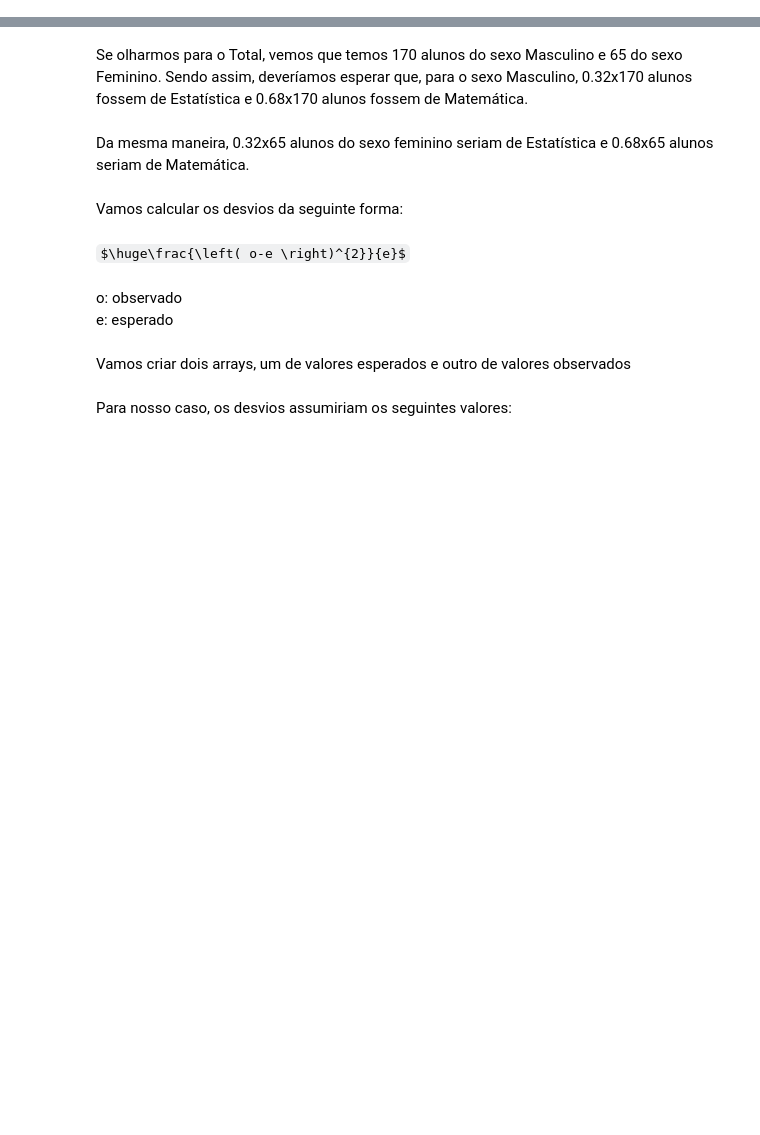
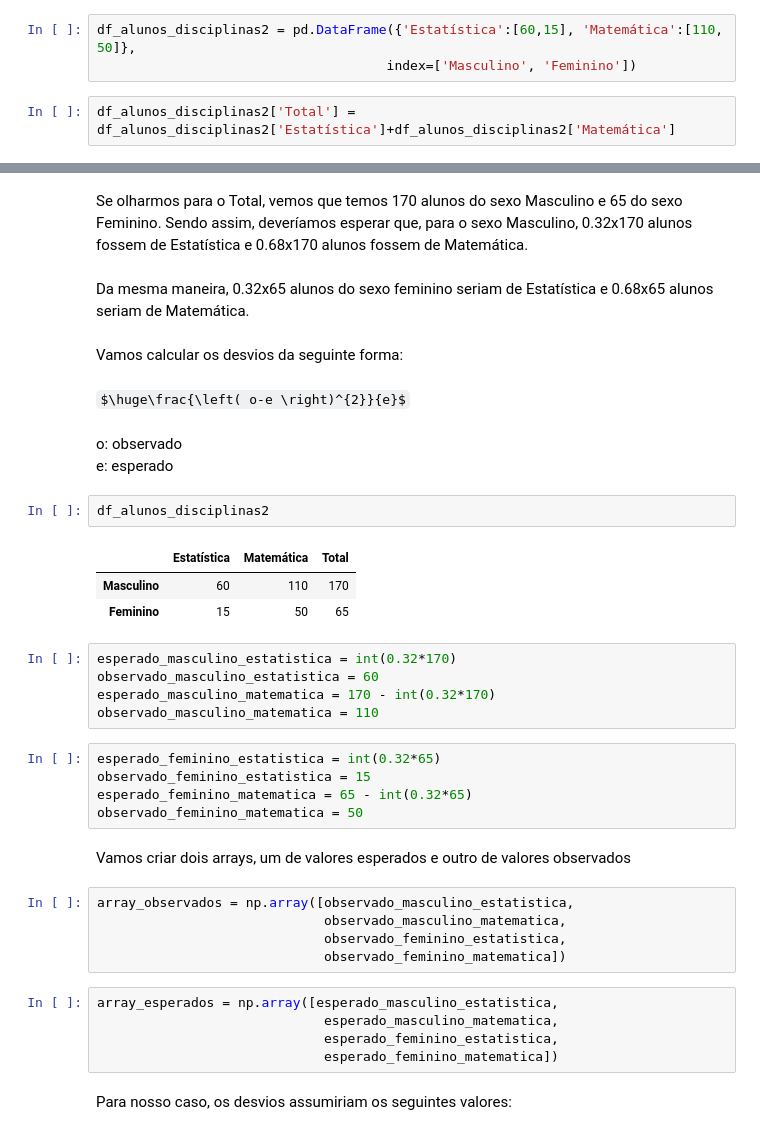
Before and after one commit to brondevitor/Python_Jorney, a Jupyter notebook: Statistics/Estatística Descritiva (Parte I).ipynb, the cells around one changed output, grey strips where cells are left out. Cells and saved outputs as stored; diff of their text form; some formulas as TeX source; blank space fills up the shorter version.

```diff
--- a/Statistics/Estatística Descritiva (Parte I).ipynb
+++ b/Statistics/Estatística Descritiva (Parte I).ipynb
@@ -194,6 +252,11 @@
 ### Medindo associação entre variáveis qualitativas
 # %% [markdown]
 Para exemplificar o a medição da relação entre variáveis qualitativas, considere os seguintes dados:
+# %%
+df_alunos_disciplinas2 = pd.DataFrame({'Estatística':[60,15], 'Matemática':[110, 50]},
+                                     index=['Masculino', 'Feminino'])
+# %%
+df_alunos_disciplinas2['Total'] = df_alunos_disciplinas2['Estatística']+df_alunos_disciplinas2['Matemática']
 # %% [markdown]
 Podemos dizer se existe alguma associação entre o sexo e a escolha da disciplina?
 # %% [markdown]
@@ -223,7 +305,33 @@ $\huge\frac{\left( o-e \right)^{2}}{e}$
 # %% [markdown]
 o: observado<br>
 e: esperado
+# %%
+df_alunos_disciplinas2
+# %% [output]
+|  | Estatística | Matemática | Total |
+| Masculino | 60 | 110 | 170 |
+| Feminino | 15 | 50 | 65 |
+# %%
+esperado_masculino_estatistica = int(0.32*170)
+observado_masculino_estatistica = 60
+esperado_masculino_matematica = 170 - int(0.32*170)
+observado_masculino_matematica = 110
+# %%
+esperado_feminino_estatistica = int(0.32*65)
+observado_feminino_estatistica = 15
+esperado_feminino_matematica = 65 - int(0.32*65)
+observado_feminino_matematica = 50
 # %% [markdown]
 Vamos criar dois arrays, um de valores esperados e outro de valores observados
+# %%
+array_observados = np.array([observado_masculino_estatistica,
+                             observado_masculino_matematica,
+                             observado_feminino_estatistica,
+                             observado_feminino_matematica])
+# %%
+array_esperados = np.array([esperado_masculino_estatistica,
+                             esperado_masculino_matematica,
+                             esperado_feminino_estatistica,
+                             esperado_feminino_matematica])
 # %% [markdown]
 Para nosso caso, os desvios assumiriam os seguintes valores:
```
Also changed, not shown: parts of 26 cells of this notebook.
